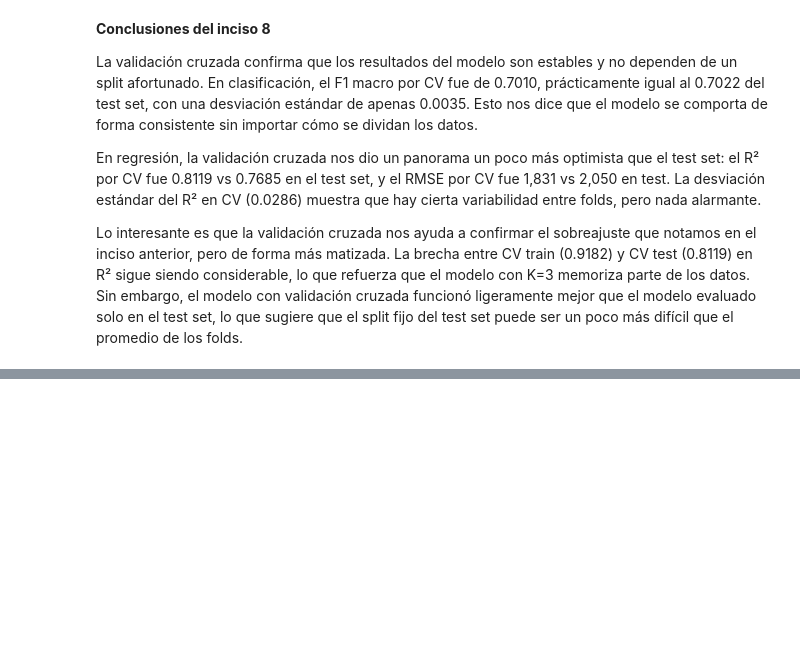
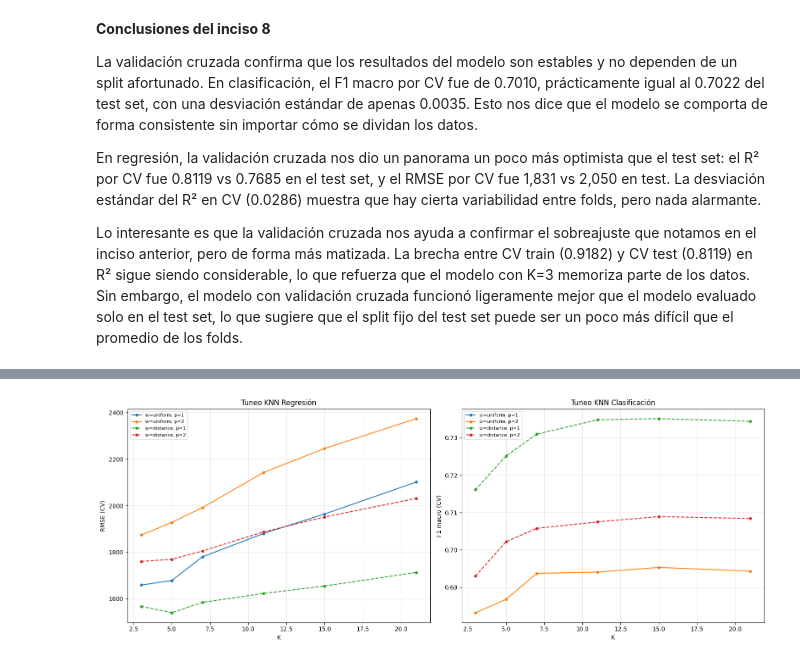
Before and after one commit to FerAHMz/lab6_knn_md, a Jupyter notebook: lab6.ipynb, the cells around one changed output, grey strips where cells are left out. Cells and saved outputs as stored; diff of their text form; code cells hidden in the pictures; blank space fills up the shorter version.

```diff
--- a/lab6.ipynb
+++ b/lab6.ipynb
@@ -1508,0 +1598,94 @@ Lo interesante es que la validación cruzada nos ayuda a confirmar el sobreajust
+# %%
+#Tuneo de hiperparámetros para CLASIFICACIÓN
+param_grid_cls = {
+    "knn__n_neighbors": [3, 5, 7, 11, 15, 21],
+    "knn__weights": ["uniform", "distance"],
+    "knn__metric": ["minkowski"],
+    "knn__p": [1, 2],
+}
+
+grid_cls = GridSearchCV(
+    Pipeline([
+        ("preprocessor", knn_preprocessor),
+        ("knn", KNeighborsClassifier()),
+    ]),
+    param_grid_cls,
+    cv=3,
+    scoring="f1_macro",
+    n_jobs=-1,
+    verbose=1,
+)
+
+print("Tuneando KNN de clasificación...")
+start = time.time()
+grid_cls.fit(X_train, y_train_class)
+tuning_time_cls = time.time() - start
+print(f"Tiempo de tuneo: {tuning_time_cls:.1f}s")
+
+print(f"\nMejores hiperparámetros (clasificación): {grid_cls.best_params_}")
+print(f"Mejor F1 macro (CV): {grid_cls.best_score_:.4f}")
+
+#Predicciones con el mejor modelo tuneado
+y_pred_tuned_cls = grid_cls.best_estimator_.predict(X_test)
+acc_tuned = accuracy_score(y_test_class, y_pred_tuned_cls)
+prec_tuned = precision_score(y_test_class, y_pred_tuned_cls, average="macro", zero_division=0)
+rec_tuned = recall_score(y_test_class, y_pred_tuned_cls, average="macro", zero_division=0)
+f1_tuned = f1_score(y_test_class, y_pred_tuned_cls, average="macro", zero_division=0)
+
+print(f"\nResultados en test set (modelo tuneado):")
+print(f"  Accuracy:        {acc_tuned:.4f}")
+print(f"  Precision macro: {prec_tuned:.4f}")
+print(f"  Recall macro:    {rec_tuned:.4f}")
+print(f"  F1 macro:        {f1_tuned:.4f}")
+
+#Comparación con modelo original
+tuning_cls_comparison = pd.DataFrame([
+    {"Modelo": f"KNN original (K={best_k_cls})", "Accuracy": acc_test, "Precision macro": prec_test, "Recall macro": rec_test, "F1 macro": f1_test},
+    {"Modelo": "KNN tuneado", "Accuracy": acc_tuned, "Precision macro": prec_tuned, "Recall macro": rec_tuned, "F1 macro": f1_tuned},
+])
+print("\nComparación clasificación:")
+display(tuning_cls_comparison.round(4))
+
+#Top 10 combinaciones
+results_cls_df = pd.DataFrame(grid_cls.cv_results_)
+top10_cls = results_cls_df.nlargest(10, "mean_test_score")[
+    ["param_knn__n_neighbors", "param_knn__weights", "param_knn__p", "mean_test_score", "std_test_score"]
+].reset_index(drop=True)
+top10_cls.columns = ["K", "Weights", "P", "F1 macro (CV)", "Std"]
+print("\nTop 10 combinaciones (clasificación):")
+display(top10_cls.round(4))
+
+#Gráfica de resultados del tuneo
+fig, axes = plt.subplots(1, 2, figsize=(16, 6))
+
+for weight in ["uniform", "distance"]:
+    for p_val in [1, 2]:
+        mask = (results_reg_df["param_knn__weights"] == weight) & (results_reg_df["param_knn__p"] == p_val)
+        subset = results_reg_df[mask].sort_values("param_knn__n_neighbors")
+        label = f"w={weight}, p={p_val}"
+        linestyle = "-" if weight == "uniform" else "--"
+        axes[0].plot(subset["param_knn__n_neighbors"], subset["RMSE_CV"], marker="o", label=label, linestyle=linestyle, markersize=4)
+
+axes[0].set_xlabel("K")
+axes[0].set_ylabel("RMSE (CV)")
+axes[0].set_title("Tuneo KNN Regresión")
+axes[0].legend(fontsize=8)
+axes[0].grid(True, alpha=0.3)
+
+for weight in ["uniform", "distance"]:
+    for p_val in [1, 2]:
+        mask = (results_cls_df["param_knn__weights"] == weight) & (results_cls_df["param_knn__p"] == p_val)
+        subset = results_cls_df[mask].sort_values("param_knn__n_neighbors")
+        label = f"w={weight}, p={p_val}"
+        linestyle = "-" if weight == "uniform" else "--"
+        axes[1].plot(subset["param_knn__n_neighbors"], subset["mean_test_score"], marker="o", label=label, linestyle=linestyle, markersize=4)
+
+axes[1].set_xlabel("K")
+axes[1].set_ylabel("F1 macro (CV)")
+axes[1].set_title("Tuneo KNN Clasificación")
+axes[1].legend(fontsize=8)
+axes[1].grid(True, alpha=0.3)
+
+plt.tight_layout()
+plt.show()
+# %% [output]
@@ -1508,0 +1721 @@ Lo interesante es que la validación cruzada nos ayuda a confirmar el sobreajust
+[figure, added]
```
Also changed, not shown: parts of 4 cells of this notebook.
